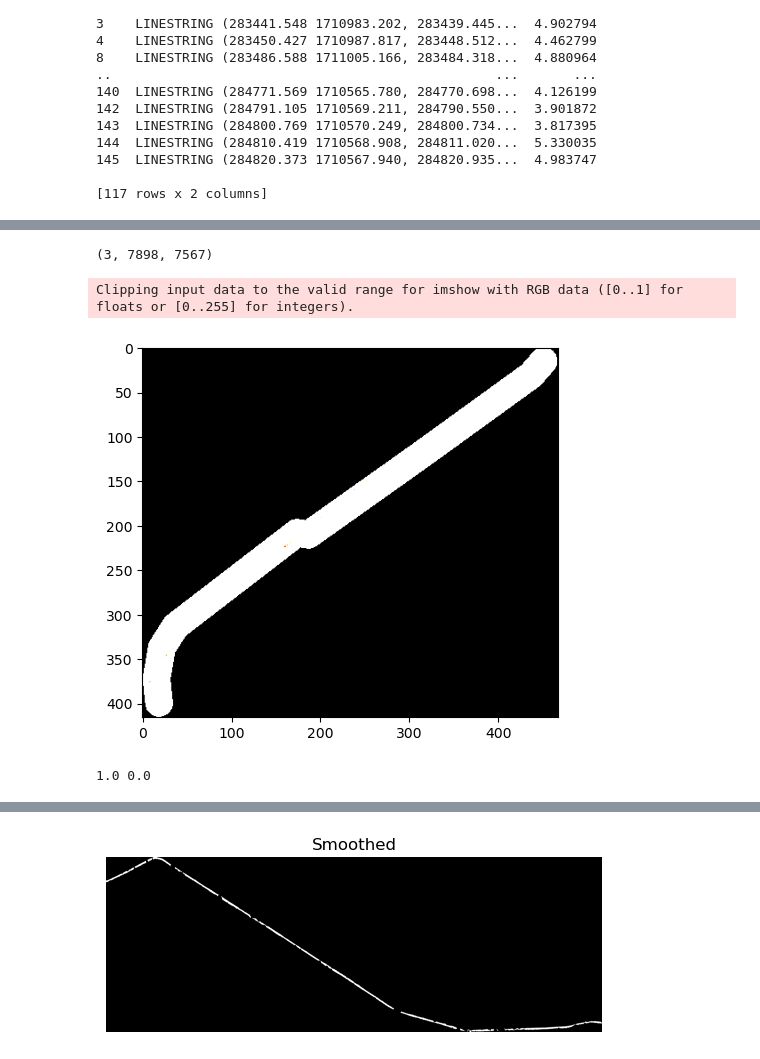
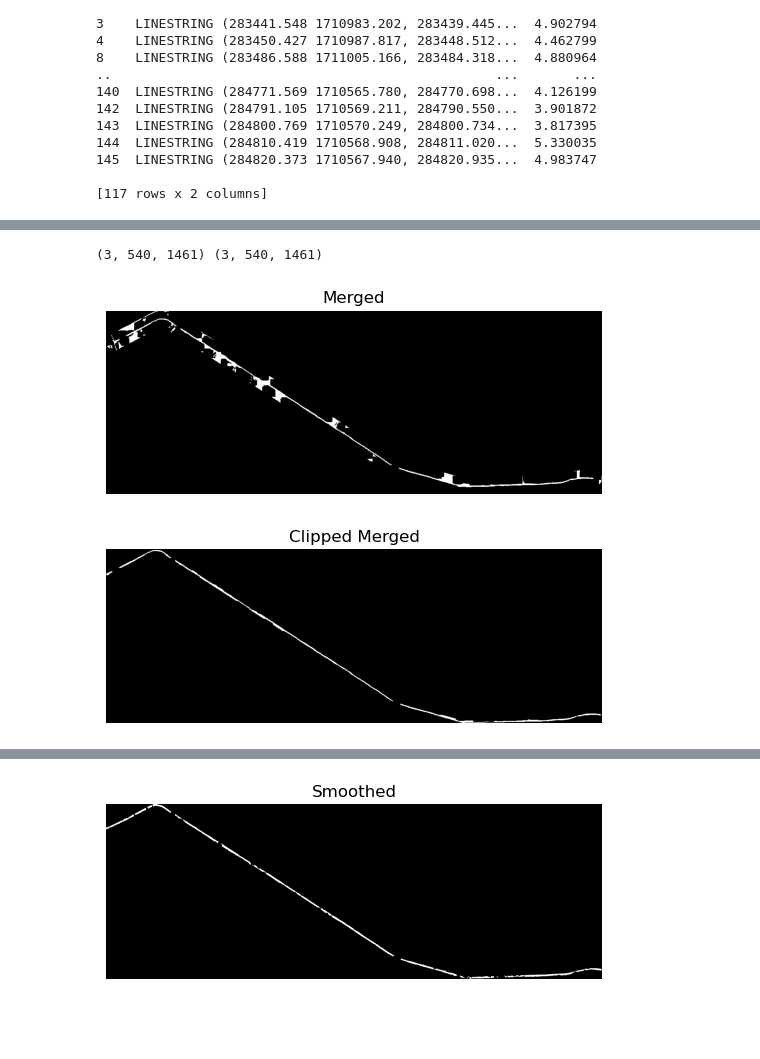
Before and after one commit to codenn-git/BAFE-FMR, a Jupyter notebook: codes/final_script.ipynb, the cells around one changed output, grey strips where cells are left out. Cells and saved outputs as stored; diff of their text form; code cells hidden in the pictures; blank space fills up the shorter version.

```diff
--- a/codes/final_script.ipynb
+++ b/codes/final_script.ipynb
@@ -230,8 +227,7 @@ class Filters:
 # %%
 class Morph:
-    def __init__(self, raster_data):
+    def __init__(self, raster_data = None):
         self.raster_data = raster_data
-
         self._normalized = None
         self._edges = None
         self._thresholded = None
@@ -244,13 +240,14 @@ class Morph:
 
     # Normalize all bands
     def normalize_raster(self):
+        if self.raster_data.shape[0] > 3:
+            self.raster_data = self.raster_data[3:] # Use only the first 3 bands for RGB
+        else:
+            self.raster_data = self.raster_data
+
         self._normalized = (self.raster_data - self.raster_data.min()) / (self.raster_data.max() - self.raster_data.min())
 
         if self._normalized.shape[0] == 3:  # For RGB
-            self.normalized_grayscale = skimage.color.rgb2gray(np.moveaxis(self._normalized, 0, -1))
-            self._normalized_gray = self.normalized_grayscale
-
-        elif self._normalized.shape[0] == 4: #for PNEO
             self.normalized_grayscale = skimage.color.rgb2gray(np.moveaxis(self._normalized, 0, -1))
             self._normalized_gray = self.normalized_grayscale
 
@@ -822,9 +816,13 @@ vectorized_road = measure.vectorized
 vectorized_road.plot()
 # %%
 #MAIN.PY PROTOTYPE
-files = [(r"C:\Users\user-307E4B3400\Desktop\BAFE FMR\NUEVA ECIJA FMR\FMR 29\BSG-114-20240714-024400-256873765_ortho.tif",
-          r"C:\Users\user-307E4B3400\Desktop\BAFE FMR\NUEVA ECIJA FMR\FMR 29\FMR 29 CL\FMR 29_CL.shp")
-        #   ,
+files = [
+          # (r"C:\Users\user-307E4B3400\OneDrive - Philippine Space Agency\SDMAD_SHARED\PROJECTS\SAKA\FMR\OK BlackSky Images\FMR 28\BSG-115-20240601-230820-244317407_ortho.tif",
+#            r"C:\Users\user-307E4B3400\OneDrive - Philippine Space Agency\SDMAD_SHARED\PROJECTS\SAKA\FMR\OK BlackSky Images\FMR 28\FMR 28 CENTERLINE\FMR_28_centerline.shp"),
+          (r"C:\Users\user-307E4B3400\OneDrive - Philippine Space Agency\SDMAD_SHARED\PROJECTS\SAKA\FMR\OK BlackSky Images\FMR 26\BSG-116-20240822-030010-268737338-Tiff.tif",
+           r"C:\Users\user-307E4B3400\OneDrive - Philippine Space Agency\SDMAD_SHARED\PROJECTS\SAKA\FMR\OK BlackSky Images\FMR 26\FMR 26_CL.shp"),
+          # (r"C:\Users\user-307E4B3400\Desktop\BAFE FMR\NUEVA ECIJA FMR\FMR 29\BSG-114-20240714-024400-256873765_ortho.tif",
+          #   r"C:\Users\user-307E4B3400\Desktop\BAFE FMR\NUEVA ECIJA FMR\FMR 29\FMR 29 CL\FMR 29_CL.shp"),
         #   (r"C:\Users\user-307E4B3400\Desktop\BAFE FMR\NUEVA ECIJA FMR\FMR 30a\BSG-116-20240822-025950-268621368-Tiff.tif",
         #    r"C:\Users\user-307E4B3400\Desktop\BAFE FMR\NUEVA ECIJA FMR\FMR 30a\30a.shp"),
         #     (r"C:\Users\user-307E4B3400\Desktop\BAFE FMR\NUEVA ECIJA FMR\FMR 30b\BSG-116-20240822-025950-268621368-Tiff.tif",
@@ -839,15 +837,16 @@ for raster, centerline in files:
     basename = os.path.basename(dirname)
 
     preprocessor = Preprocessing(raster_path, vector_path)
-    rep_data, rep_trans, rep_crs = preprocessor.reproject()
-    print(rep_data.shape)
-    clipped_data, clipped_transform = preprocessor.clipraster() #bbox=False
+    preprocessor.reproject()
+    # print(rep_data.shape)
+    clipped_data, clipped_transform = preprocessor.clipraster(buffer_dist=25) #bbox=False
 
-    plt.imshow(np.moveaxis(clipped_data, 0, -1))
-    plt.show()
+    # plt.imshow(np.moveaxis(clipped_data, 0, -1))
+    # plt.title("Clipped Data")
+    # plt.show()
 
     #Filters: warmth and linear stretch
-    filter = Filters(clipped_data)
+    filter = Filters(raster_data=clipped_data)
     warm_raster = filter.enhance_image_warmth()
     stretch_raster = filter.enhance_linear_stretch()
 
@@ -864,10 +863,11 @@ for raster, centerline in files:
     # ax[1].axis("off")
 
     #Apply erode (IN MORPH: raster is normalized, converted to gray )
+
     morph_warm = Morph(warm_raster)
     morph_warm.process()
     # morph_warm.display()
-    print(np.max(morph_warm.normalized), np.min(morph_warm.normalized))
+    # print(np.max(morph_warm.normalized), np.min(morph_warm.normalized))
 
     morph_stretch = Morph(stretch_raster)
     morph_stretch.process()
@@ -876,41 +876,41 @@ for raster, centerline in files:
     #merges the applied morphed warmth and stretch function
     merged_or = np.logical_or(morph_warm.output, morph_stretch.output)
 
-    # plt.imshow(merged_or, cmap="gray")
-    # plt.axis("off")
-    # plt.title("Merged")
-    # plt.show()
+    plt.imshow(merged_or, cmap="gray")
+    plt.axis("off")
+    plt.title("Merged")
+    plt.show()
+
 
     # final_clipped_data, final_clipped_transform = preprocessor.clipraster(
     #                         raster_data = merged_or.astype(np.uint8),
     #                         transform = clipped_transform,
     #                         buffer_dist = 3.25)
 
 
     # final_clipped_data = np.squeeze(final_clipped_data)
     # plt.imshow(final_clipped_data, cmap="gray")
     # plt.axis("off")
     # plt.title("Clipped Merged")
     # plt.show()
 
     # output_folder = r"C:\Users\user-307E4B3400\OneDrive - Philippine Space Agency\SDMAD_SHARED\PROJECTS\SAKA\FMR\Road Width [INITIAL]"
     # outpath = os.path.join(output_folder, basename, basename + "-road_final.tif")
     # export(final_clipped_data,final_clipped_transform, output_path=outpath)
 
     # measure = MeasureWidth(final_clipped_data, final_clipped_transform, vector_path)
 
     # measure.process(tolerance=0.4)
     # # measure.export(os.path.join(output_folder, basename, basename + "-widths_tol_0.4.geojson"))
     # print("Width extraction completed.")
     # print(measure.transects)
 
     # vectorized_road = measure.vectorized
     # vectorized_road.plot()
 # %% [output]
-(3, 7898, 7567)
+(3, 540, 1461) (3, 540, 1461)
-Clipping input data to the valid range for imshow with RGB data ([0..1] for floats or [0..255] for integers).
-[figure, old version]
+[figure, new version]
-1.0 0.0
+[figure, added]
 # %%
 print(np.mean(measure.transects['width']))
 print(np.std(measure.transects['width']))
```
Also changed, not shown: parts of 21 cells of this notebook.
